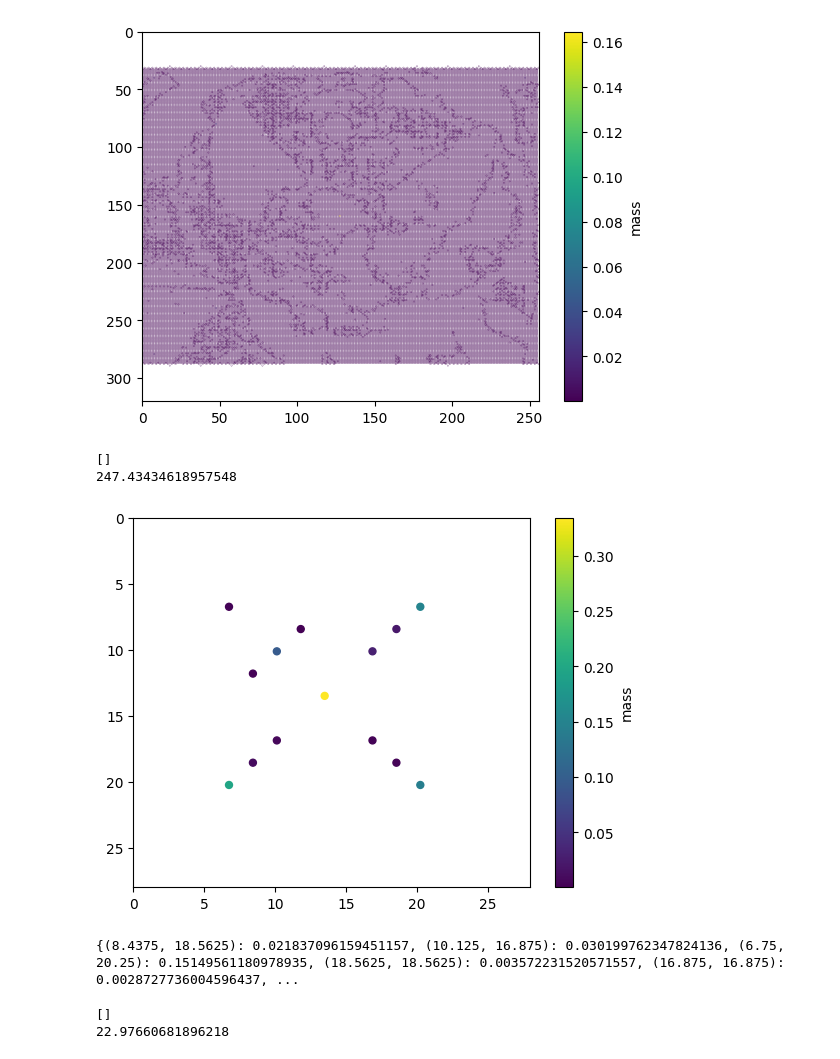
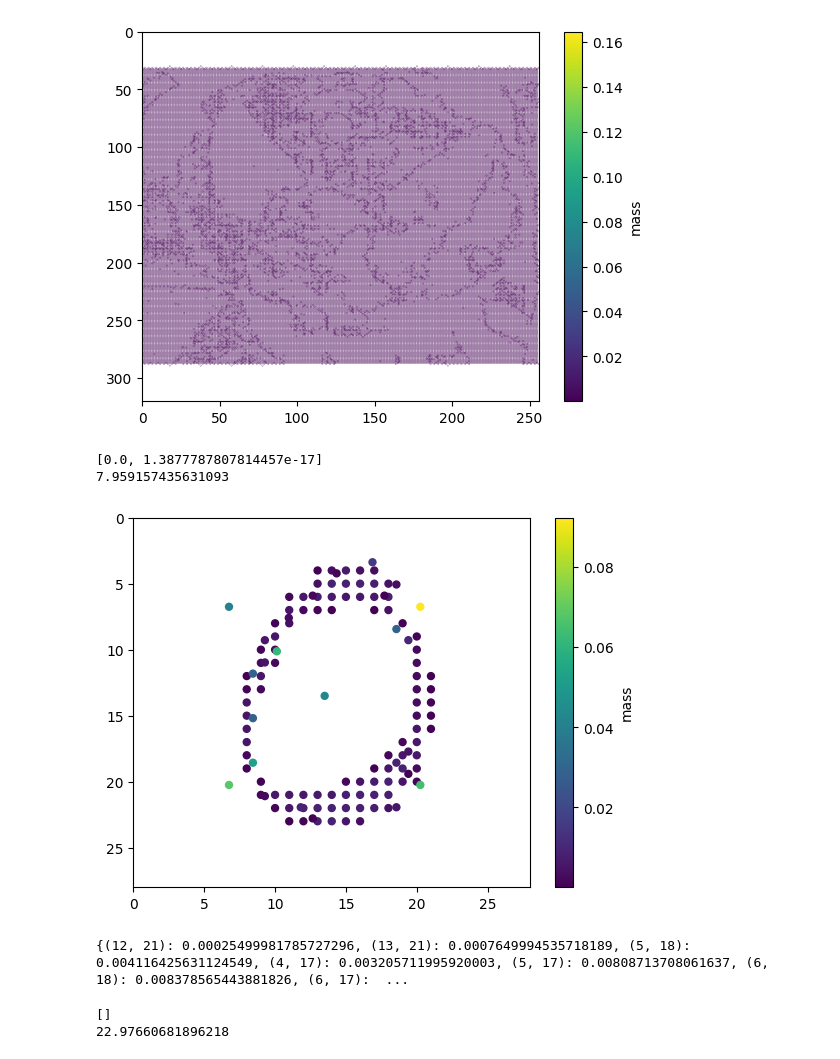
Before and after one commit to ethanyc04/csplus-ot, a Jupyter notebook: barycenter_testing.ipynb, the cells around one changed output. Drawn from its saved outputs; the diff is of its cells as text; code cells hidden in the pictures.

```diff
--- a/barycenter_testing.ipynb
+++ b/barycenter_testing.ipynb
@@ -590,31 +590,31 @@ plotbarycenter(barycenter, .1, center)
 # %%
 #test on mnist zeros
 
 import glob
 zero_images = []
 for filename in glob.glob('testing images/mnist_zeros/*.png'):
     im = np.array(Image.open(filename))
     normalized_im = normalize_image(im)
     zero_images.append(normalized_im)
-zero_image_points, zero_image_size = images_to_points(zero_images[:50])
+zero_image_points, zero_image_size = images_to_points(zero_images[:2])
 
 cost = 0
 barycenter = {}
 mnist_sq_x, mnist_sq_y, mnist_sq2_l = getboundingbox(zero_image_points)
 mnist_sq = square(mnist_sq_x, mnist_sq_y, mnist_sq2_l)
 mnist_qtree0 = quadtree(mnist_sq, 1)
 for p in zero_image_points:
     mnist_qtree0.insert(p)
 mnist_qtree0.killemptychildren()
-print(simple_barycenter(mnist_qtree0, euclid_dist))
+print(simple_barycenter(mnist_qtree0, euclidean_dist, 2))
 print(cost)
 plotbarycenter(barycenter, 100, zero_image_size)
 print(barycenter)
 # %% [output]
-[]
-247.43434618957548
+[0.0, 1.3877787807814457e-17]
+7.959157435631093
-[figure, old version]
+[figure, new version]
-{(8.4375, 18.5625): 0.021837096159451157, (10.125, 16.875): 0.030199762347824136, (6.75, 20.25): 0.15149561180978935, (18.5625, 18.5625): 0.003572231520571557, (16.875, 16.875): 0.0028727736004596437, ...
+{(12, 21): 0.00025499981785727296, (13, 21): 0.0007649994535718189, (5, 18): 0.004116425631124549, (4, 17): 0.003205711995920003, (5, 17): 0.00808713708061637, (6, 18): 0.008378565443881826, (6, 17):  ...
 # %%
 #test with mnist ones
 
```
Also changed, not shown: 1 other file.
